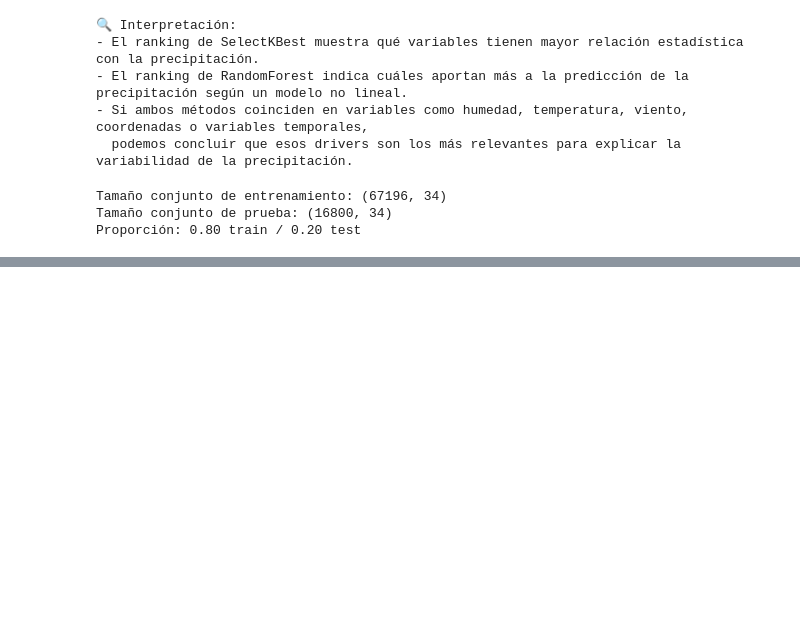
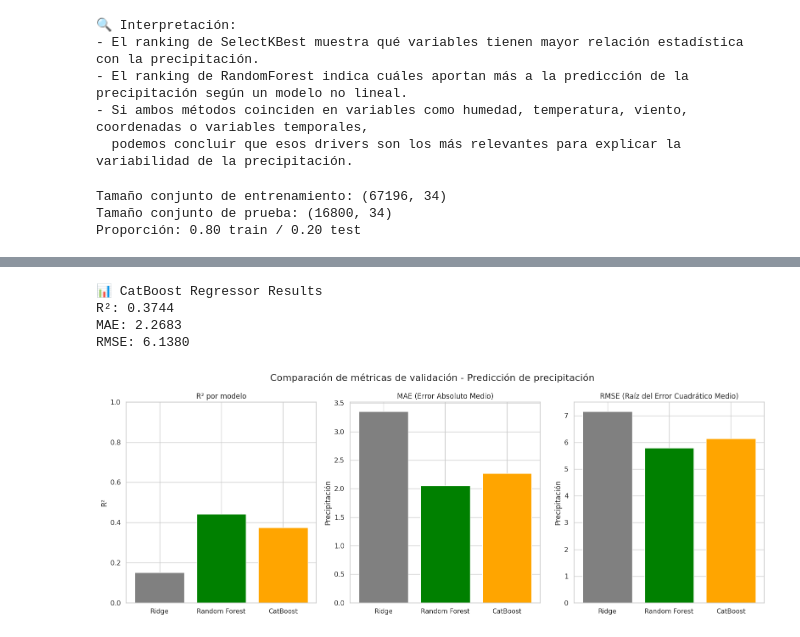
Before and after one commit to IvanSerem/ds2-proyecto-agricola, a Jupyter notebook: DataScienceII.ipynb, the cells around one changed output, grey strips where cells are left out. Cells and saved outputs as stored; diff of their text form; code cells hidden in the pictures; blank space fills up the shorter version.

```diff
--- a/DataScienceII.ipynb
+++ b/DataScienceII.ipynb
@@ -2331,0 +2404,67 @@ Proporción: 0.80 train / 0.20 test
+# %%
+# =====================================
+# MODELO CATBOOST REGRESSOR
+# =====================================
+
+from catboost import CatBoostRegressor
+from sklearn.metrics import r2_score, mean_absolute_error, mean_squared_error
+import numpy as np
+
+# Crear y entrenar el modelo
+cat = CatBoostRegressor(
+    iterations=500,       # número de árboles
+    learning_rate=0.05,   # tasa de aprendizaje
+    depth=8,              # profundidad del árbol
+    random_state=42,
+    verbose=0             # silencia el entrenamiento
+)
+
+cat.fit(X_train, y_train)
+y_pred_cat = cat.predict(X_test)
+
+# Evaluar el modelo
+r2 = r2_score(y_test, y_pred_cat)
+mae = mean_absolute_error(y_test, y_pred_cat)
+rmse = np.sqrt(mean_squared_error(y_test, y_pred_cat))
+
+print("📊 CatBoost Regressor Results")
+print(f"R²: {r2:.4f}")
+print(f"MAE: {mae:.4f}")
+print(f"RMSE: {rmse:.4f}")
+# %% [output]
+📊 CatBoost Regressor Results
+R²: 0.3744
+MAE: 2.2683
+RMSE: 6.1380
+# %%
+import matplotlib.pyplot as plt
+
+# Datos de resultados actuales
+modelos = ['Ridge', 'Random Forest', 'CatBoost']
+r2 = [0.1506, 0.4422, 0.3744]
+mae = [3.3516, 2.0516, 2.2683]
+rmse = [7.1525, 5.7962, 6.1380]
+
+fig, ax = plt.subplots(1, 3, figsize=(16, 6))
+
+# R2
+ax[0].bar(modelos, r2, color=['gray', 'green', 'orange'])
+ax[0].set_title('R² por modelo')
+ax[0].set_ylim(0, 1)
+ax[0].set_ylabel('R²')
+
+# MAE
+ax[1].bar(modelos, mae, color=['gray', 'green', 'orange'])
+ax[1].set_title('MAE (Error Absoluto Medio)')
+ax[1].set_ylabel('Precipitación')
+
+# RMSE
+ax[2].bar(modelos, rmse, color=['gray', 'green', 'orange'])
+ax[2].set_title('RMSE (Raíz del Error Cuadrático Medio)')
+ax[2].set_ylabel('Precipitación')
+
+plt.suptitle('Comparación de métricas de validación - Predicción de precipitación', fontsize=16)
+plt.tight_layout()
+plt.show()
+# %% [output]
+[figure, added]
```
Also changed, not shown: parts of 18 cells of this notebook.
